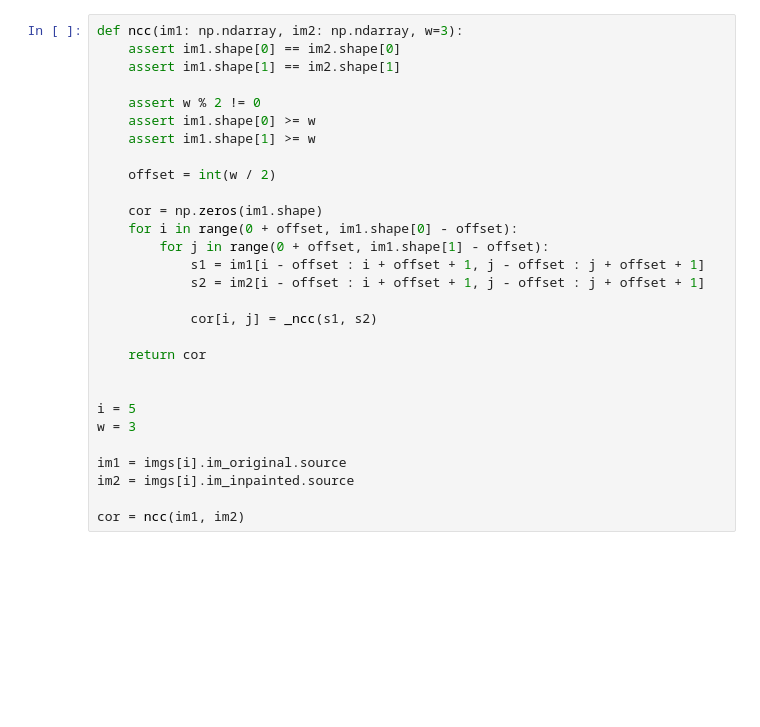
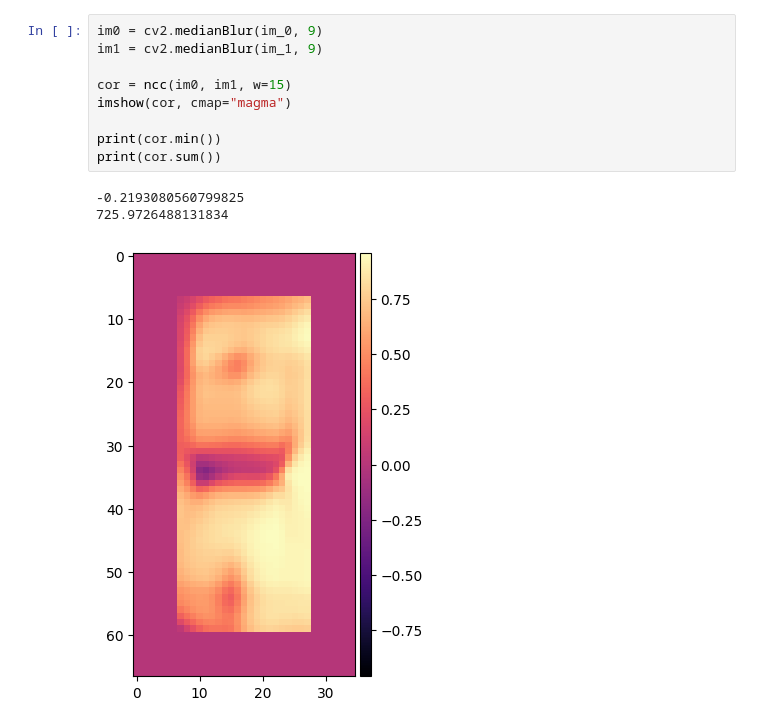
Before and after one commit to ChrnyaevEK/open-aoi, a Jupyter notebook: playground/inspection/incc.ipynb, the cells around one changed output. Saved outputs shown, nothing was run; the diff lists cells and outputs as text; blank space fills up the shorter version.

```diff
--- a/playground/inspection/incc.ipynb
+++ b/playground/inspection/incc.ipynb
@@ -66,29 +113,13 @@ def _ncc(s1, s2):
-# %%
-def ncc(im1: np.ndarray, im2: np.ndarray, w=3):
-    assert im1.shape[0] == im2.shape[0]
-    assert im1.shape[1] == im2.shape[1]
-
-    assert w % 2 != 0
-    assert im1.shape[0] >= w
-    assert im1.shape[1] >= w
-
-    offset = int(w / 2)
-
-    cor = np.zeros(im1.shape)
-    for i in range(0 + offset, im1.shape[0] - offset):
-        for j in range(0 + offset, im1.shape[1] - offset):
-            s1 = im1[i - offset : i + offset + 1, j - offset : j + offset + 1]
-            s2 = im2[i - offset : i + offset + 1, j - offset : j + offset + 1]
-
-            cor[i, j] = _ncc(s1, s2)
-
-    return cor
-
-
-i = 5
-w = 3
-
-im1 = imgs[i].im_original.source
-im2 = imgs[i].im_inpainted.source
-
-cor = ncc(im1, im2)
+# %%
+im0 = cv2.medianBlur(im_0, 9)
+im1 = cv2.medianBlur(im_1, 9)
+
+cor = ncc(im0, im1, w=15)
+imshow(cor, cmap="magma")
+
+print(cor.min())
+print(cor.sum())
+# %% [output]
+-0.2193080560799825
+725.9726488131834
+[figure, added]
```
Also changed, not shown: parts of 17 cells of this notebook, 7 other files.
